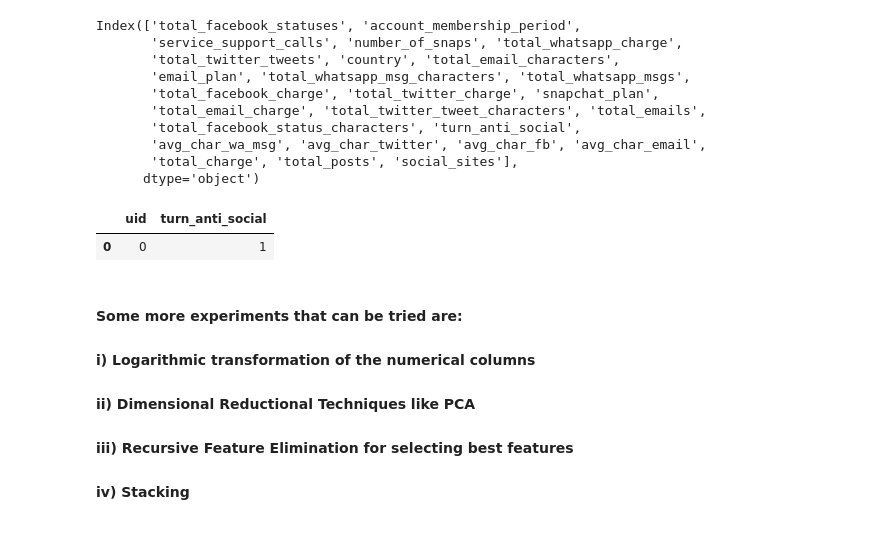
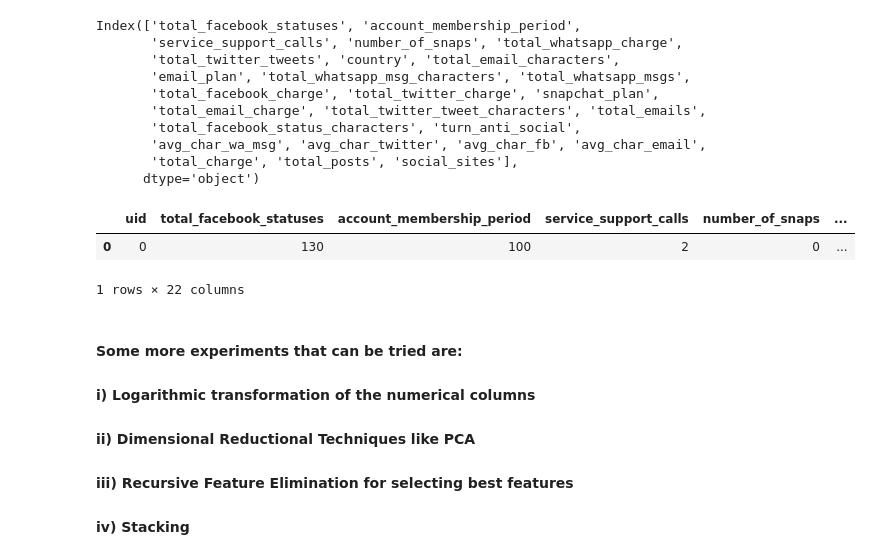
Before and after one commit to debadridtt/ZS-Associates-Data-Science-Intern-Challenge-, a Jupyter notebook: ZS Associates Challenge Data Science Intern.ipynb, the cells around one changed output. Saved outputs shown, nothing was run; the diff lists cells and outputs as text; code cells hidden in the pictures.

```diff
--- a/ZS Associates Challenge Data Science Intern.ipynb
+++ b/ZS Associates Challenge Data Science Intern.ipynb
@@ -67,3 +124,6 @@ test.shape
+# %%
+train_bp = train.copy()
+test_bp = test.copy()
 # %%
 df_all=train.append(test)
 # %%
@@ -519,9 +596,9 @@ final_preds=xgb.predict(test)
 final_preds2=rf.predict(test)
 # %%
 final_preds3=cb.predict(test)
-# %%
-submiss=pd.read_csv('sample_submission.csv')
-submiss.head(1)
-# %% [output]
-|  | uid | turn_anti_social |
-| 0 | 0 | 1 |
+# %%
+test_bp.head(1)
+# %% [output]
+|  | uid | total_facebook_statuses | account_membership_period | service_support_calls | number_of_snaps | ... |
+| 0 | 0 | 130 | 100 | 2 | 0 | ... |
+1 rows × 22 columns
```
Also changed, not shown: parts of 34 cells of this notebook.
